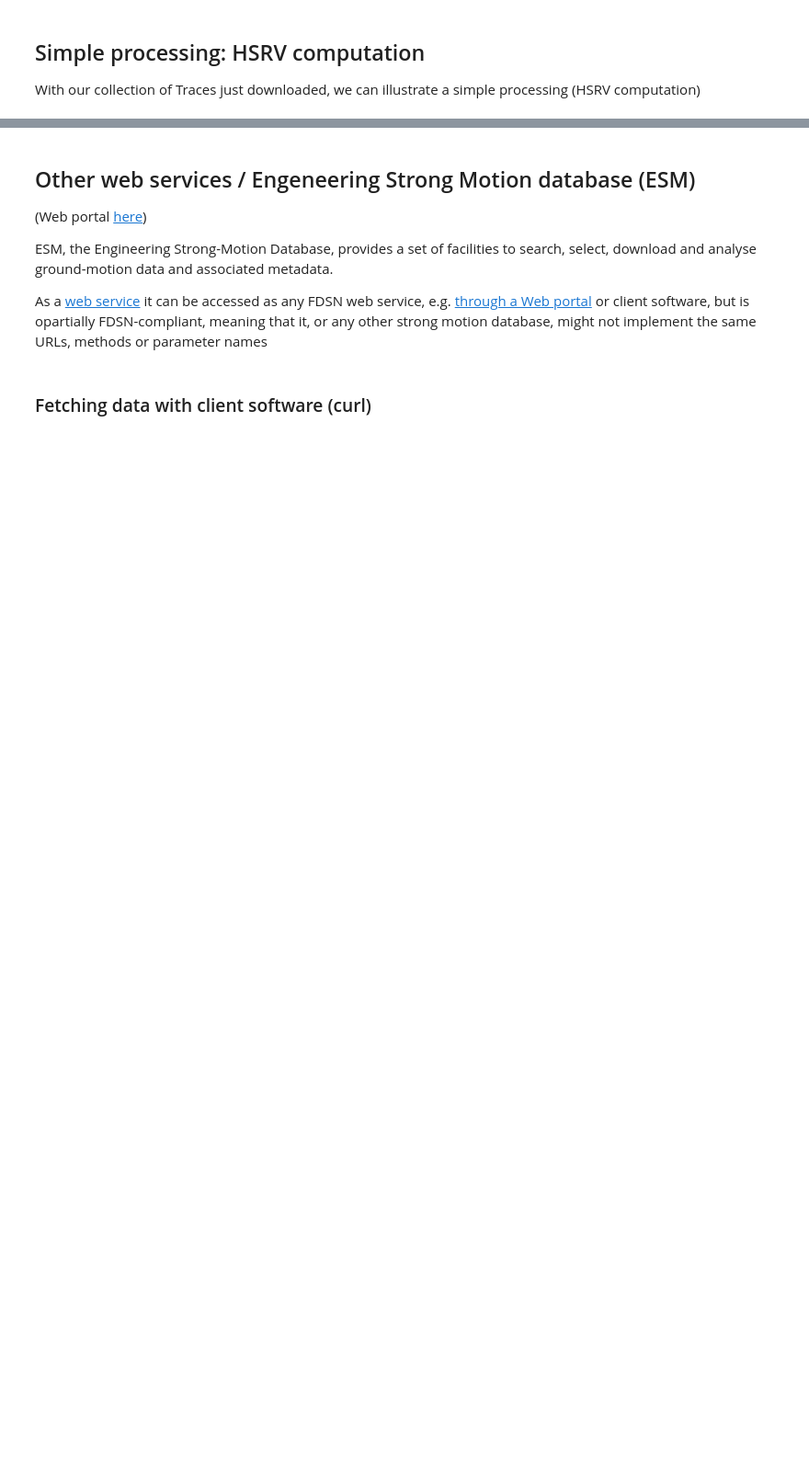
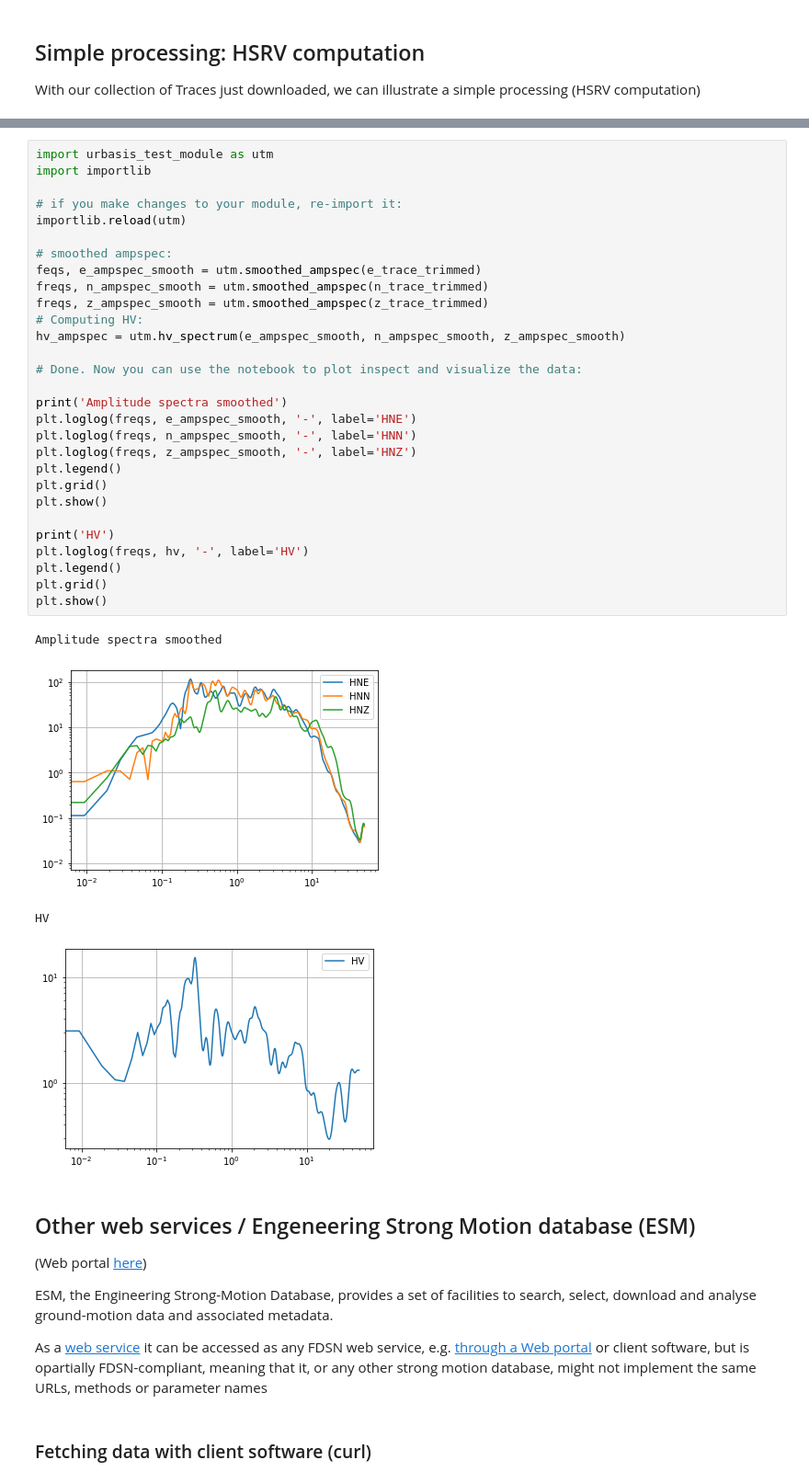
Before and after one commit to rizac/urbasis_training_2021_06, a Jupyter notebook: notebooks/Urbasis_training.ipynb, the cells around one changed output, grey strips where cells are left out. Shown at 92% size. Drawn from its saved outputs; the diff is of its cells as text; blank space fills up the shorter version.

```diff
--- a/notebooks/Urbasis_training.ipynb
+++ b/notebooks/Urbasis_training.ipynb
@@ -626,3 +636,37 @@ HV
+# %%
+import urbasis_test_module as utm
+import importlib
+
+# if you make changes to your module, re-import it:
+importlib.reload(utm)
+
+# smoothed ampspec:
+feqs, e_ampspec_smooth = utm.smoothed_ampspec(e_trace_trimmed)
+freqs, n_ampspec_smooth = utm.smoothed_ampspec(n_trace_trimmed)
+freqs, z_ampspec_smooth = utm.smoothed_ampspec(z_trace_trimmed)
+# Computing HV:
+hv_ampspec = utm.hv_spectrum(e_ampspec_smooth, n_ampspec_smooth, z_ampspec_smooth)
+
+# Done. Now you can use the notebook to plot inspect and visualize the data:
+
+print('Amplitude spectra smoothed')
+plt.loglog(freqs, e_ampspec_smooth, '-', label='HNE')
+plt.loglog(freqs, n_ampspec_smooth, '-', label='HNN')
+plt.loglog(freqs, z_ampspec_smooth, '-', label='HNZ')
+plt.legend()
+plt.grid()
+plt.show()
+
+print('HV')
+plt.loglog(freqs, hv, '-', label='HV')
+plt.legend()
+plt.grid()
+plt.show()
+# %% [output]
+Amplitude spectra smoothed
+[figure, added]
+HV
+[figure, added]
 # %% [markdown]
 ## Other web services / Engeneering Strong Motion database (ESM)
 
```
Also changed, not shown: parts of 18 cells of this notebook, 1 other file.
